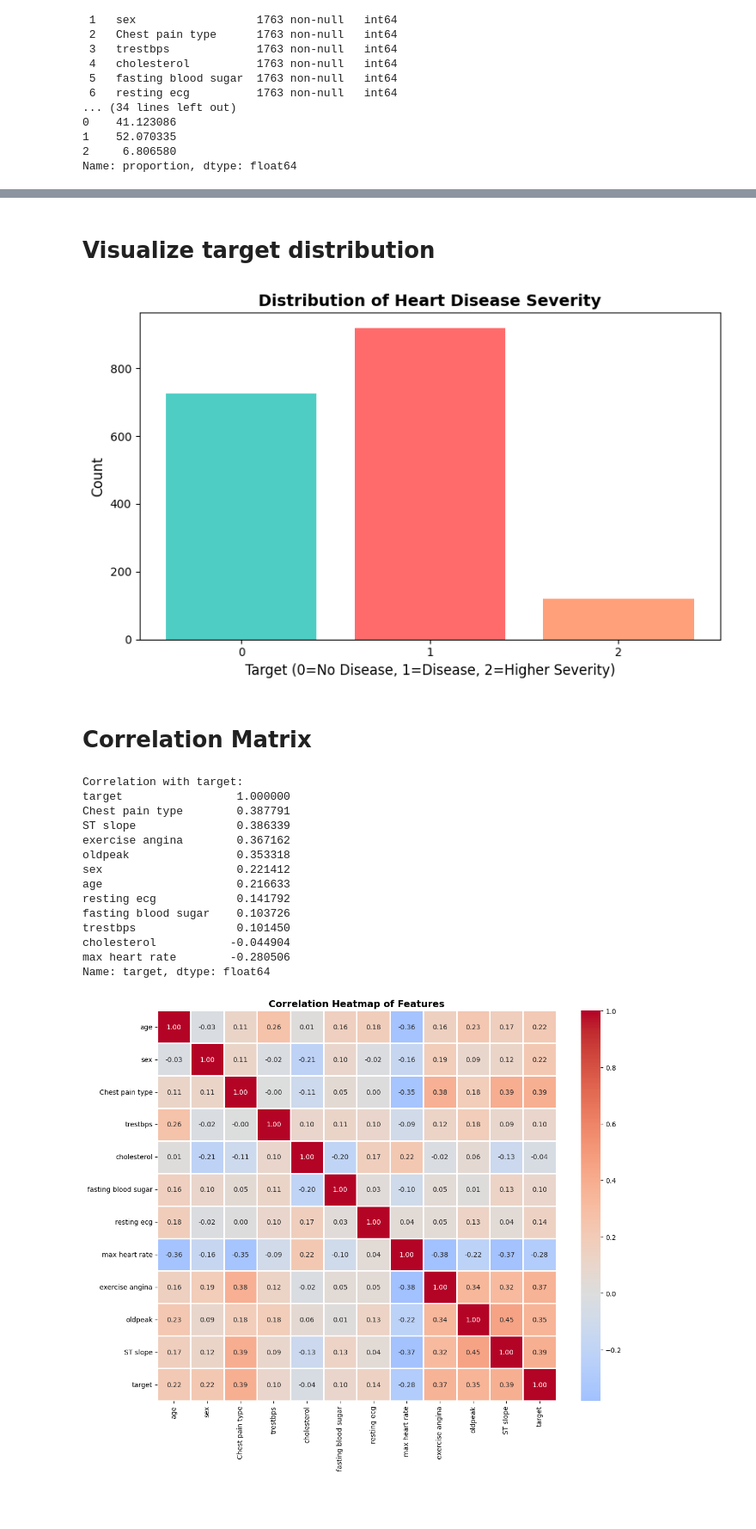
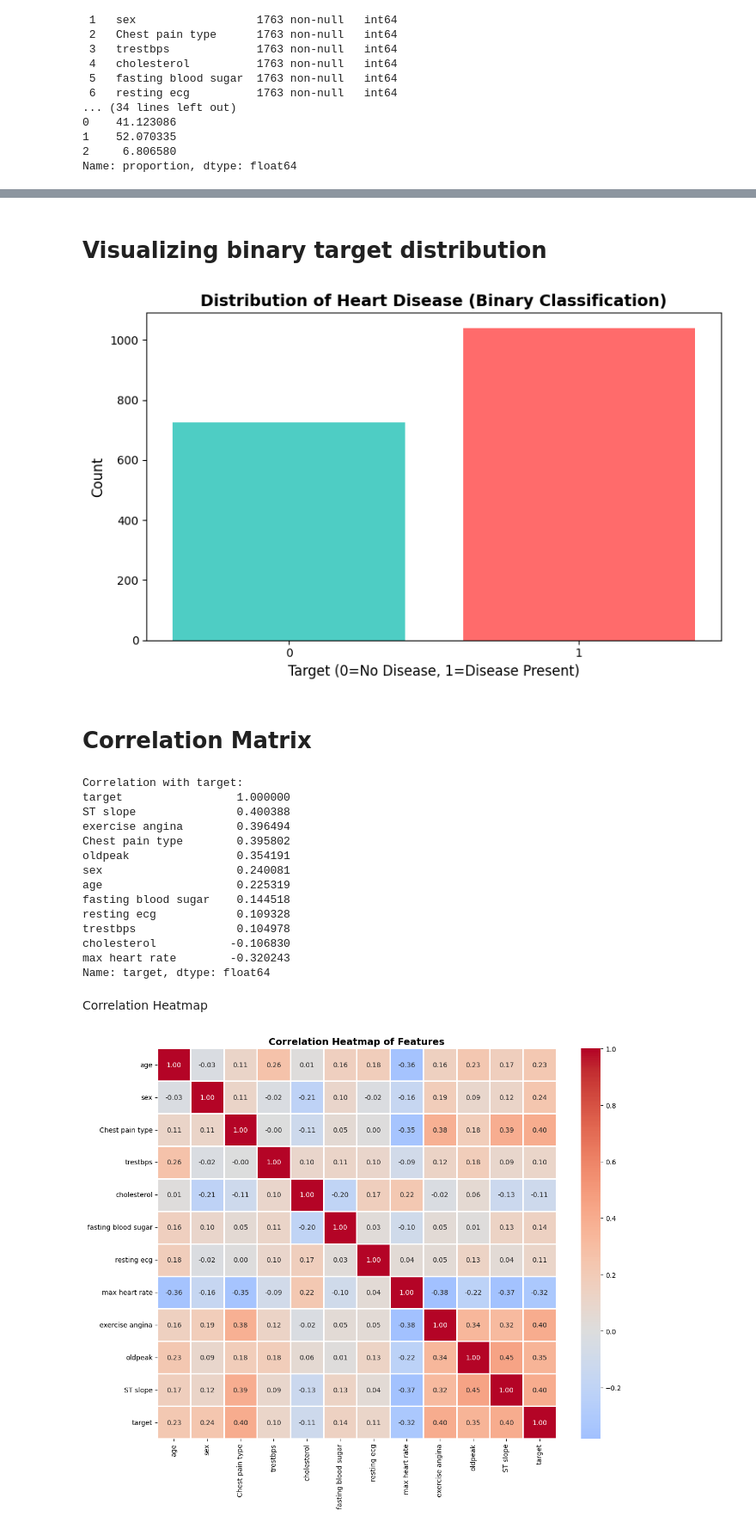
Before and after one commit to 00017024/ML_Project_17024, a Jupyter notebook: analysis.ipynb, the cells around one changed output, grey strips where cells are left out. Shown: that part at 86% size. Cells and saved outputs as stored; diff of their text form; code cells hidden in the pictures; blank space fills up the shorter version.

```diff
--- a/analysis.ipynb
+++ b/analysis.ipynb
@@ -61,0 +73,12 @@ Name: proportion, dtype: float64
+# %%
+df['target_binary'] = df['target'].apply(lambda x: 0 if x == 0 else 1)
+
+print("\nBinary target distribution:")
+print("0 = No Disease, 1 = Disease Present (any severity)")
+print(df['target_binary'].value_counts().sort_index())
+print("\nBinary percentage distribution:")
+print(df['target_binary'].value_counts(normalize=True).sort_index() * 100)
+
+# Replace original target with binary target
+df['target'] = df['target_binary']
+df = df.drop('target_binary', axis=1)
@@ -62,19 +98,20 @@ Name: proportion, dtype: float64
 # %% [markdown]
-# Visualize target distribution
+# Visualizing binary target distribution
 # %%
 import matplotlib.pyplot as plt
 
+# Create bar plot to visualize binary class distribution
 plt.figure(figsize=(8, 5))
 target_counts = df['target'].value_counts().sort_index()
-plt.bar(target_counts.index, target_counts.values, color=['#4ECDC4', '#FF6B6B', '#FFA07A'])
-plt.title('Distribution of Heart Disease Severity', fontsize=14, fontweight='bold')
-plt.xlabel('Target (0=No Disease, 1=Disease, 2=Higher Severity)', fontsize=12)
+plt.bar(target_counts.index, target_counts.values, color=['#4ECDC4', '#FF6B6B'])
+plt.title('Distribution of Heart Disease (Binary Classification)', fontsize=14, fontweight='bold')
+plt.xlabel('Target (0=No Disease, 1=Disease Present)', fontsize=12)
 plt.ylabel('Count', fontsize=12)
-plt.xticks([0, 1, 2])
+plt.xticks([0, 1])
 plt.tight_layout()
 plt.show()
 # %% [output]
-[figure, old version]
+[figure, new version]
 # %% [markdown]
 # Correlation Matrix
 # %%
@@ -84,18 +121,20 @@ print(correlation_matrix['target'].sort_values(ascending=False))
 # %% [output]
 Correlation with target:
 target                 1.000000
-Chest pain type        0.387791
-ST slope               0.386339
-exercise angina        0.367162
-oldpeak                0.353318
-sex                    0.221412
-age                    0.216633
-resting ecg            0.141792
-fasting blood sugar    0.103726
-trestbps               0.101450
-cholesterol           -0.044904
-max heart rate        -0.280506
+ST slope               0.400388
+exercise angina        0.396494
+Chest pain type        0.395802
+oldpeak                0.354191
+sex                    0.240081
+age                    0.225319
+fasting blood sugar    0.144518
+resting ecg            0.109328
+trestbps               0.104978
+cholesterol           -0.106830
+max heart rate        -0.320243
 Name: target, dtype: float64
+# %% [markdown]
+Correlation Heatmap
 # %%
 import seaborn as sns
 
```
Also changed, not shown: parts of 31 cells of this notebook.
